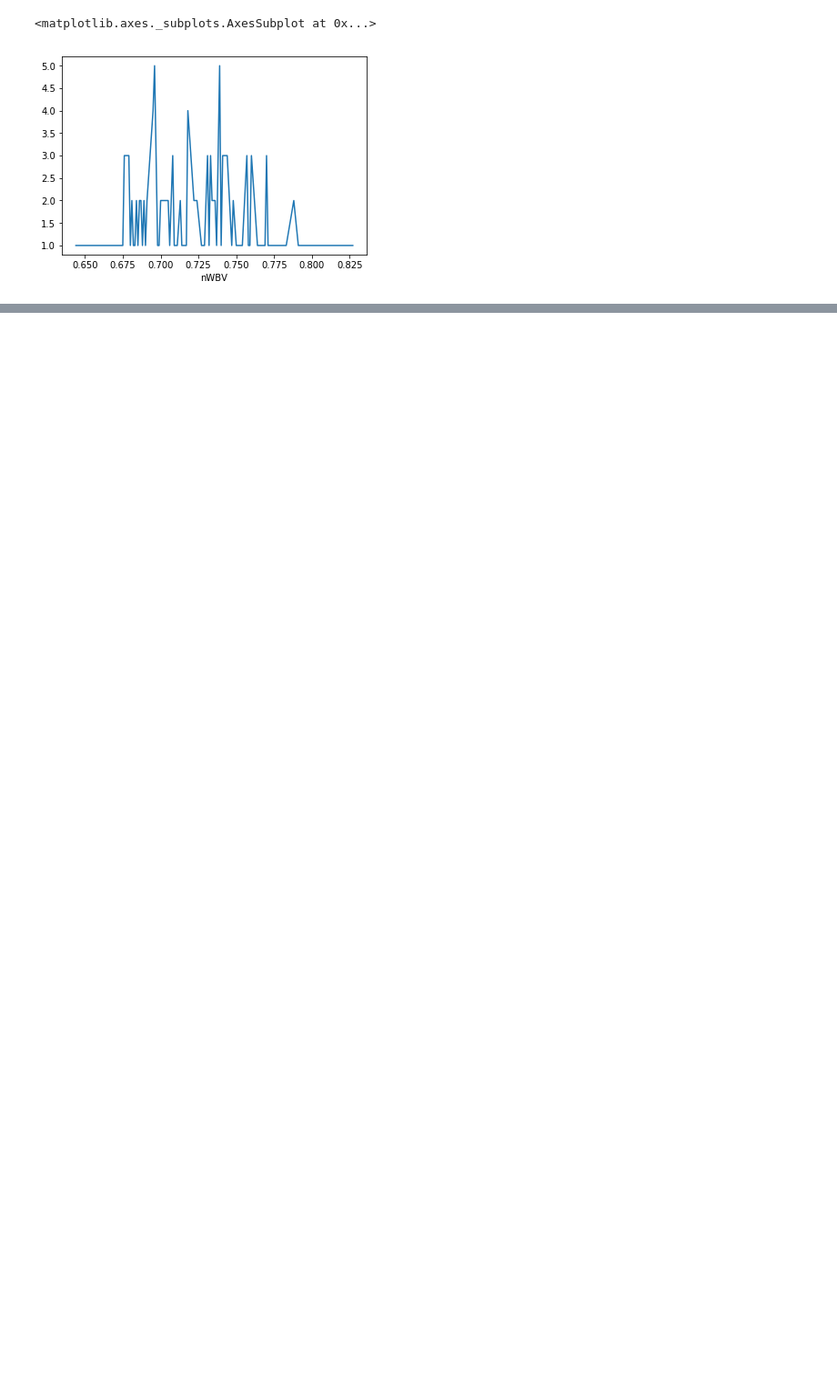
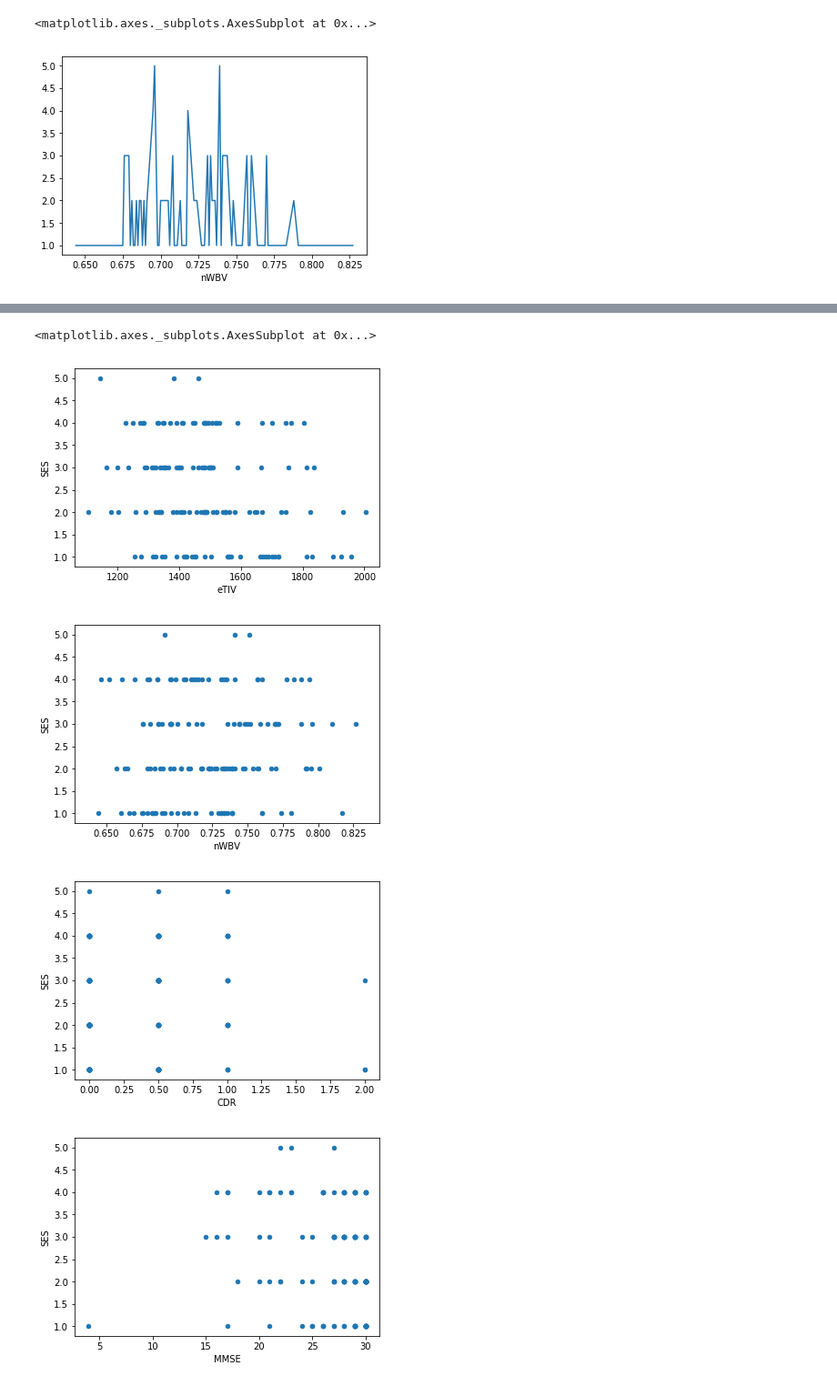
Before and after one commit to madhavi-r/Mashya_repo, a Jupyter notebook: Yamini's Work.ipynb, the cells around one changed output, grey strips where cells are left out. Shown at 91% size. Cells and saved outputs as stored; diff of their text form; code cells hidden in the pictures; blank space fills up the shorter version.

```diff
--- a/Yamini's Work.ipynb
+++ b/Yamini's Work.ipynb
@@ -172,0 +214,19 @@ df8.plot.line()
+# %%
+# NO TREND TO FIND, dropped n/a rows
+mag = df.drop_duplicates(['Subject ID'],keep='last')[['eTIV','SES']]
+mag.plot.scatter(x='eTIV',y='SES')
+
+mag = df.drop_duplicates(['Subject ID'],keep='last')[['nWBV','SES']]
+mag.plot.scatter(x='nWBV',y='SES')
+
+mag = df.drop_duplicates(['Subject ID'],keep='last')[['CDR','SES']]
+mag.plot.scatter(x='CDR',y='SES')
+
+mag = df.drop_duplicates(['Subject ID'],keep='last')[['MMSE','SES']]
+mag.plot.scatter(x='MMSE',y='SES')
+# %% [output]
+<matplotlib.axes._subplots.AxesSubplot at 0x...>
+[figure, added]
+[figure, added]
+[figure, added]
+[figure, added]
```
Also changed, not shown: parts of 11 cells of this notebook.
